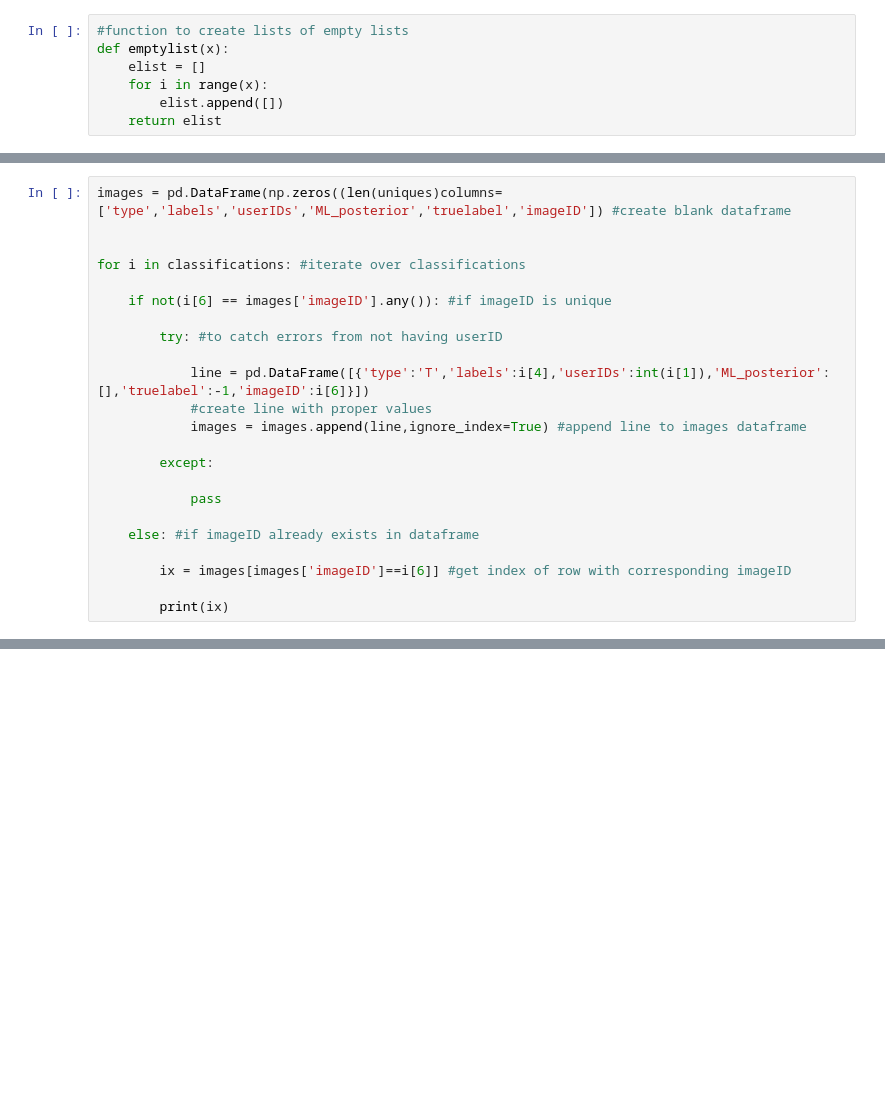
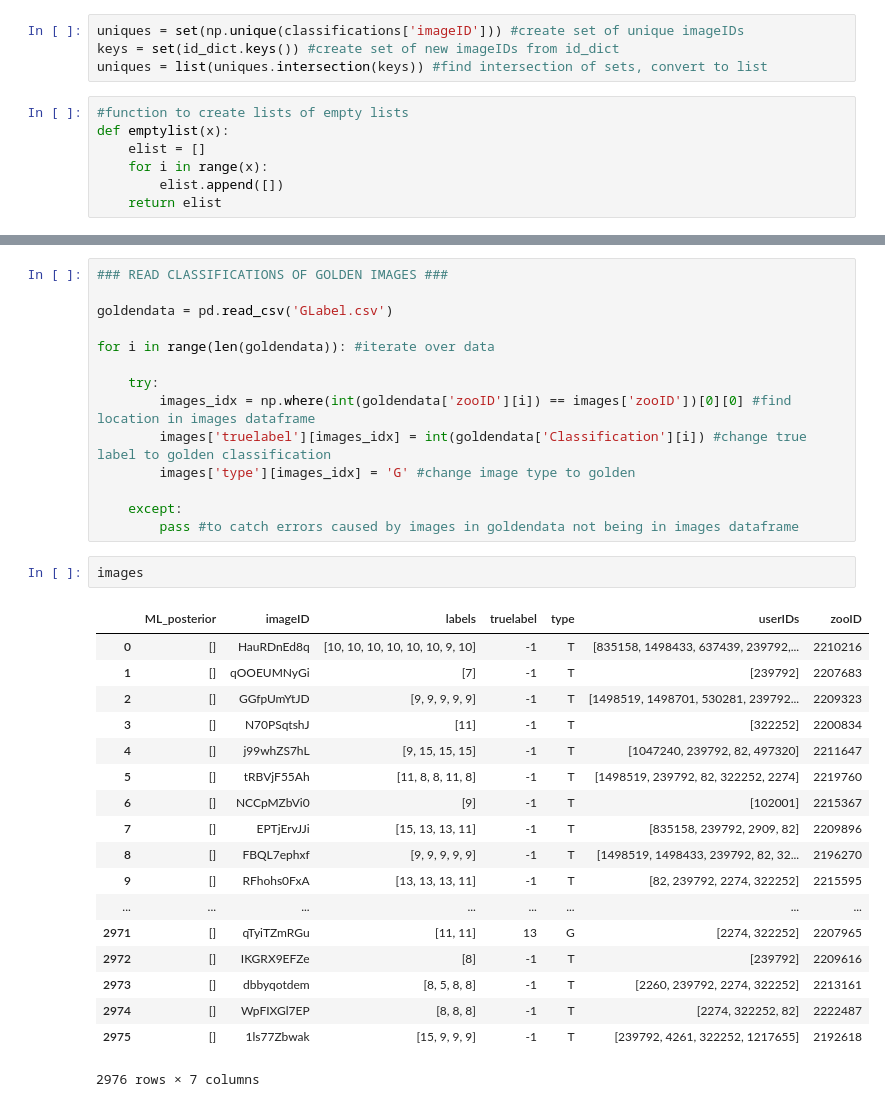
Before and after one commit to Gravity-Spy/GravitySpy, a Jupyter notebook: ML/SyracuseCC/read_classifications.ipynb, the cells around one changed output, grey strips where cells are left out. Drawn from its saved outputs; the diff is of its cells as text; blank space fills up the shorter version.

```diff
--- a/ML/SyracuseCC/read_classifications.ipynb
+++ b/ML/SyracuseCC/read_classifications.ipynb
@@ -149,3 +120,7 @@ images
+# %%
+uniques = set(np.unique(classifications['imageID'])) #create set of unique imageIDs
+keys = set(id_dict.keys()) #create set of new imageIDs from id_dict
+uniques = list(uniques.intersection(keys)) #find intersection of sets, convert to list
 # %%
 #function to create lists of empty lists
 def emptylist(x):
@@ -189,23 +159,0 @@ KeyError: '03O7vKIljc'
-# %%
-images = pd.DataFrame(np.zeros((len(uniques)columns=['type','labels','userIDs','ML_posterior','truelabel','imageID']) #create blank dataframe
-
-
-for i in classifications: #iterate over classifications
-
-    if not(i[6] == images['imageID'].any()): #if imageID is unique
-
-        try: #to catch errors from not having userID
-
-            line = pd.DataFrame([{'type':'T','labels':i[4],'userIDs':int(i[1]),'ML_posterior':[],'truelabel':-1,'imageID':i[6]}])
-            #create line with proper values
-            images = images.append(line,ignore_index=True) #append line to images dataframe
-
-        except:
-
-            pass
-
-    else: #if imageID already exists in dataframe
-
-        ix = images[images['imageID']==i[6]] #get index of row with corresponding imageID
-
-        print(ix)
@@ -237,0 +160,35 @@ print(images)
+# %%
+### READ CLASSIFICATIONS OF GOLDEN IMAGES ###
+
+goldendata = pd.read_csv('GLabel.csv')
+
+for i in range(len(goldendata)): #iterate over data
+
+    try:
+        images_idx = np.where(int(goldendata['zooID'][i]) == images['zooID'])[0][0] #find location in images dataframe
+        images['truelabel'][images_idx] = int(goldendata['Classification'][i]) #change true label to golden classification
+        images['type'][images_idx] = 'G' #change image type to golden
+
+    except:
+        pass #to catch errors caused by images in goldendata not being in images dataframe
+# %%
+images
+# %% [output]
+|  | ML_posterior | imageID | labels | truelabel | type | userIDs | zooID |
+| 0 | [] | HauRDnEd8q | [10, 10, 10, 10, 10, 10, 9, 10] | -1 | T | [835158, 1498433, 637439, 239792,... | 2210216 |
+| 1 | [] | qOOEUMNyGi | [7] | -1 | T | [239792] | 2207683 |
+| 2 | [] | GGfpUmYtJD | [9, 9, 9, 9, 9] | -1 | T | [1498519, 1498701, 530281, 239792... | 2209323 |
+| 3 | [] | N70PSqtshJ | [11] | -1 | T | [322252] | 2200834 |
+| 4 | [] | j99whZS7hL | [9, 15, 15, 15] | -1 | T | [1047240, 239792, 82, 497320] | 2211647 |
+| 5 | [] | tRBVjF55Ah | [11, 8, 8, 11, 8] | -1 | T | [1498519, 239792, 82, 322252, 2274] | 2219760 |
+| 6 | [] | NCCpMZbVi0 | [9] | -1 | T | [102001] | 2215367 |
+| 7 | [] | EPTjErvJJi | [15, 13, 13, 11] | -1 | T | [835158, 239792, 2909, 82] | 2209896 |
+| 8 | [] | FBQL7ephxf | [9, 9, 9, 9, 9] | -1 | T | [1498519, 1498433, 239792, 82, 32... | 2196270 |
+| 9 | [] | RFhohs0FxA | [13, 13, 13, 11] | -1 | T | [82, 239792, 2274, 322252] | 2215595 |
+| ... | ... | ... | ... | ... | ... | ... | ... |
+| 2971 | [] | qTyiTZmRGu | [11, 11] | 13 | G | [2274, 322252] | 2207965 |
+| 2972 | [] | IKGRX9EFZe | [8] | -1 | T | [239792] | 2209616 |
+| 2973 | [] | dbbyqotdem | [8, 5, 8, 8] | -1 | T | [2260, 239792, 2274, 322252] | 2213161 |
+| 2974 | [] | WpFIXGl7EP | [8, 8, 8] | -1 | T | [2274, 322252, 82] | 2222487 |
+| 2975 | [] | 1ls77Zbwak | [15, 9, 9, 9] | -1 | T | [239792, 4261, 322252, 1217655] | 2192618 |
+2976 rows × 7 columns
```
Also changed, not shown: parts of 13 cells of this notebook, 4 other files.
